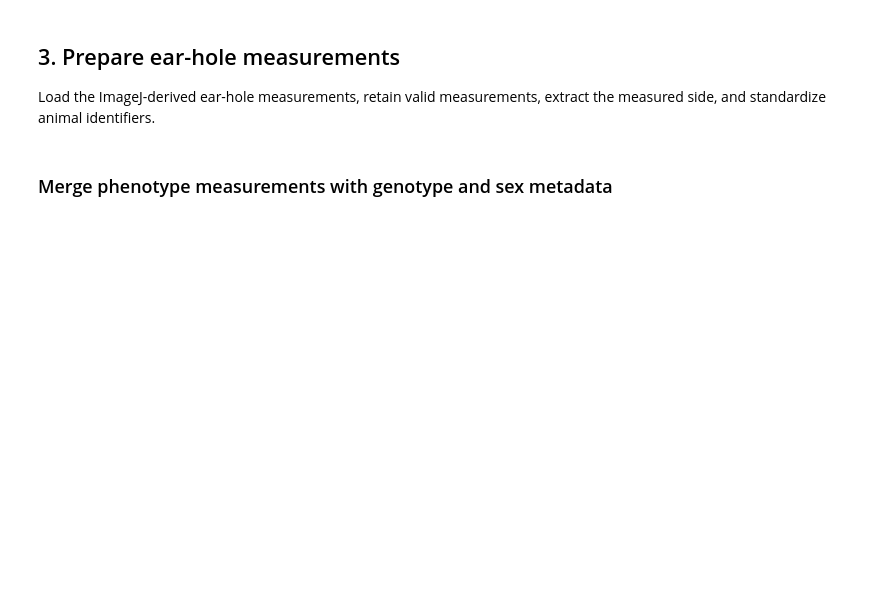
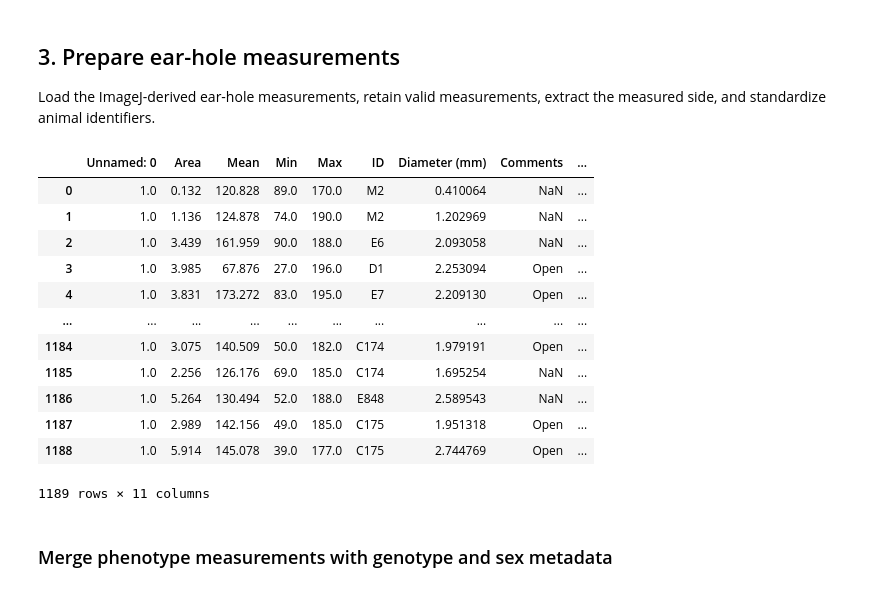
Before and after one commit to Baud-lab/Epha4_IGE_CRG, a Jupyter notebook: ige_analysis/woundhealing_preprocssing.ipynb, the cells around one changed output. Cells and saved outputs as stored; diff of their text form; code cells hidden in the pictures; blank space fills up the shorter version.

```diff
--- a/ige_analysis/woundhealing_preprocssing.ipynb
+++ b/ige_analysis/woundhealing_preprocssing.ipynb
@@ -38,15 +37,25 @@ from statsmodels.stats.anova import anova_lm
 # -----------------------------------------------------------------------------
 # Project paths
 # -----------------------------------------------------------------------------
-PROJECT_ROOT = Path.cwd()
-RAW_DATA_DIR = PROJECT_ROOT / "data" / "raw"
-PROCESSED_DATA_DIR = PROJECT_ROOT / "data" / "processed"
-PROCESSED_DATA_DIR.mkdir(parents=True, exist_ok=True)
+from pathlib import Path
 
-EXPERIMENTAL_SHEET_FILE = RAW_DATA_DIR / "experimental_sheet.csv"
-FAILED_EXPERIMENTS_FILE = RAW_DATA_DIR / "failed_experiments.txt"
-GENOTYPES_FILE = RAW_DATA_DIR / "genotypes.xlsx"
-EAR_HOLE_AREA_FILE = RAW_DATA_DIR / "WH_area.xlsx"
+
+# ---------------------------------------------------------------
+PROJECT_ROOT = Path("/path/to/Epha4_IGE_CRG") #Change this to lead to the repo
+#PROJECT_ROOT = Path("/Users/pmatani/Epha4_IGE_CRG")
+if not (PROJECT_ROOT / "data").is_dir():
+    raise FileNotFoundError(
+        f"PROJECT_ROOT is set to '{PROJECT_ROOT}', which doesn't contain a 'data' folder. "
+        "Edit PROJECT_ROOT at the top of this notebook to point to your copy of Epha4_IGE_CRG."
+    )
+
+METADATA_DIR = PROJECT_ROOT / "data" / "metadata"
+PROCESSED_DATA_DIR = PROJECT_ROOT / "data" / "processed_phenotypes"
+
+EXPERIMENTAL_SHEET_FILE = METADATA_DIR / "experimental_sheet.csv"
+FAILED_EXPERIMENTS_FILE = METADATA_DIR / "failed_experiments.txt"
+GENOTYPES_FILE = METADATA_DIR / "genotypes.csv"
+EAR_HOLE_AREA_FILE = PROCESSED_DATA_DIR / "imagej_ear_area.csv"
 
 EAR_HOLE_OUTPUT_CSV = PROCESSED_DATA_DIR / "ear_hole_area_untransformed.csv"
 EAR_HOLE_OUTPUT_XLSX = PROCESSED_DATA_DIR / "ear_hole_area_untransformed.xlsx"
@@ -113,13 +128,27 @@ print(f"Percentage of missing genotype values: {nan_percent:.2f}%")
 
 Load the ImageJ-derived ear-hole measurements, retain valid measurements, extract the measured side, and standardize animal identifiers.
 # %%
-ear_hole_area = pd.read_excel(EAR_HOLE_AREA_FILE)
+ear_hole_area = pd.read_csv(EAR_HOLE_AREA_FILE)
 ear_hole_area = ear_hole_area[ear_hole_area['was open at punching?'].isna()].reset_index(drop=True)
 ear_hole_area['Side'] = ear_hole_area['ID'].str.extract(r'_([LR])')
 
 # Remove the side suffix (_L or _R) from the animal ID.
 ear_hole_area['ID'] = ear_hole_area['ID'].str.replace(r'[_LR]', '', regex=True)
 ear_hole_area
+# %% [output]
+|  | Unnamed: 0 | Area | Mean | Min | Max | ID | Diameter (mm) | Comments | ... |
+| 0 | 1.0 | 0.132 | 120.828 | 89.0 | 170.0 | M2 | 0.410064 | NaN | ... |
+| 1 | 1.0 | 1.136 | 124.878 | 74.0 | 190.0 | M2 | 1.202969 | NaN | ... |
+| 2 | 1.0 | 3.439 | 161.959 | 90.0 | 188.0 | E6 | 2.093058 | NaN | ... |
+| 3 | 1.0 | 3.985 | 67.876 | 27.0 | 196.0 | D1 | 2.253094 | Open | ... |
+| 4 | 1.0 | 3.831 | 173.272 | 83.0 | 195.0 | E7 | 2.209130 | Open | ... |
+| ... | ... | ... | ... | ... | ... | ... | ... | ... | ... |
+| 1184 | 1.0 | 3.075 | 140.509 | 50.0 | 182.0 | C174 | 1.979191 | Open | ... |
+| 1185 | 1.0 | 2.256 | 126.176 | 69.0 | 185.0 | C174 | 1.695254 | NaN | ... |
+| 1186 | 1.0 | 5.264 | 130.494 | 52.0 | 188.0 | E848 | 2.589543 | NaN | ... |
+| 1187 | 1.0 | 2.989 | 142.156 | 49.0 | 185.0 | C175 | 1.951318 | Open | ... |
+| 1188 | 1.0 | 5.914 | 145.078 | 39.0 | 177.0 | C175 | 2.744769 | Open | ... |
+1189 rows × 11 columns
 # %% [markdown]
 ### Merge phenotype measurements with genotype and sex metadata
 # %%
```
Also changed, not shown: parts of 7 cells of this notebook, 7 other files.
